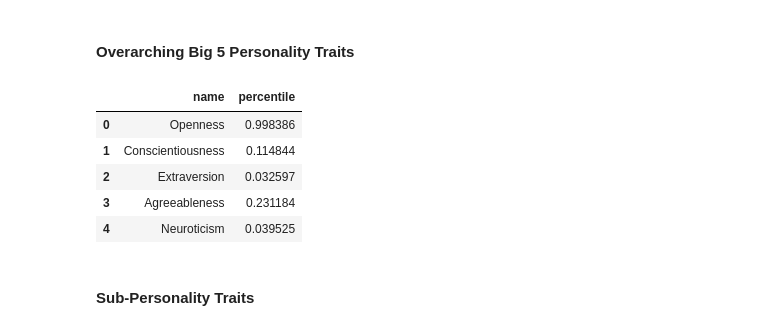
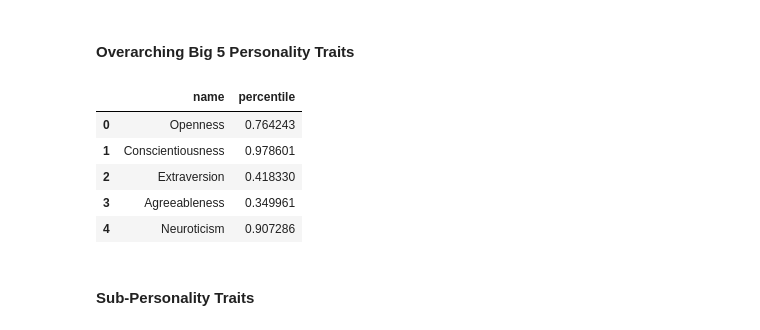
Before and after one commit to Beige-Coffee/48to1, a Jupyter notebook: IMB_Watson_Personality_Insights.ipynb, the cells around one changed output. Saved outputs shown, nothing was run; the diff lists cells and outputs as text; code cells hidden in the pictures.

Commit message:
Upload IBM Watson Personality Insights  Minimum Viable Product

```diff
--- a/IMB_Watson_Personality_Insights.ipynb
+++ b/IMB_Watson_Personality_Insights.ipynb
@@ -212,14 +212,14 @@ I couldn’t say if it was the pressure from school and work or the CEO’s nega
 # %% [markdown]
 #### Overarching Big 5 Personality Traits
 # %%
-text_to_big5_personality_pd(text)
+text_to_big5_personality_pd(t)
 # %% [output]
 |  | name | percentile |
-| 0 | Openness | 0.998386 |
-| 1 | Conscientiousness | 0.114844 |
-| 2 | Extraversion | 0.032597 |
-| 3 | Agreeableness | 0.231184 |
-| 4 | Neuroticism | 0.039525 |
+| 0 | Openness | 0.764243 |
+| 1 | Conscientiousness | 0.978601 |
+| 2 | Extraversion | 0.418330 |
+| 3 | Agreeableness | 0.349961 |
+| 4 | Neuroticism | 0.907286 |
 # %% [markdown]
 #### Sub-Personality Traits
 # %%
```
Also changed, not shown: parts of 5 cells of this notebook.
